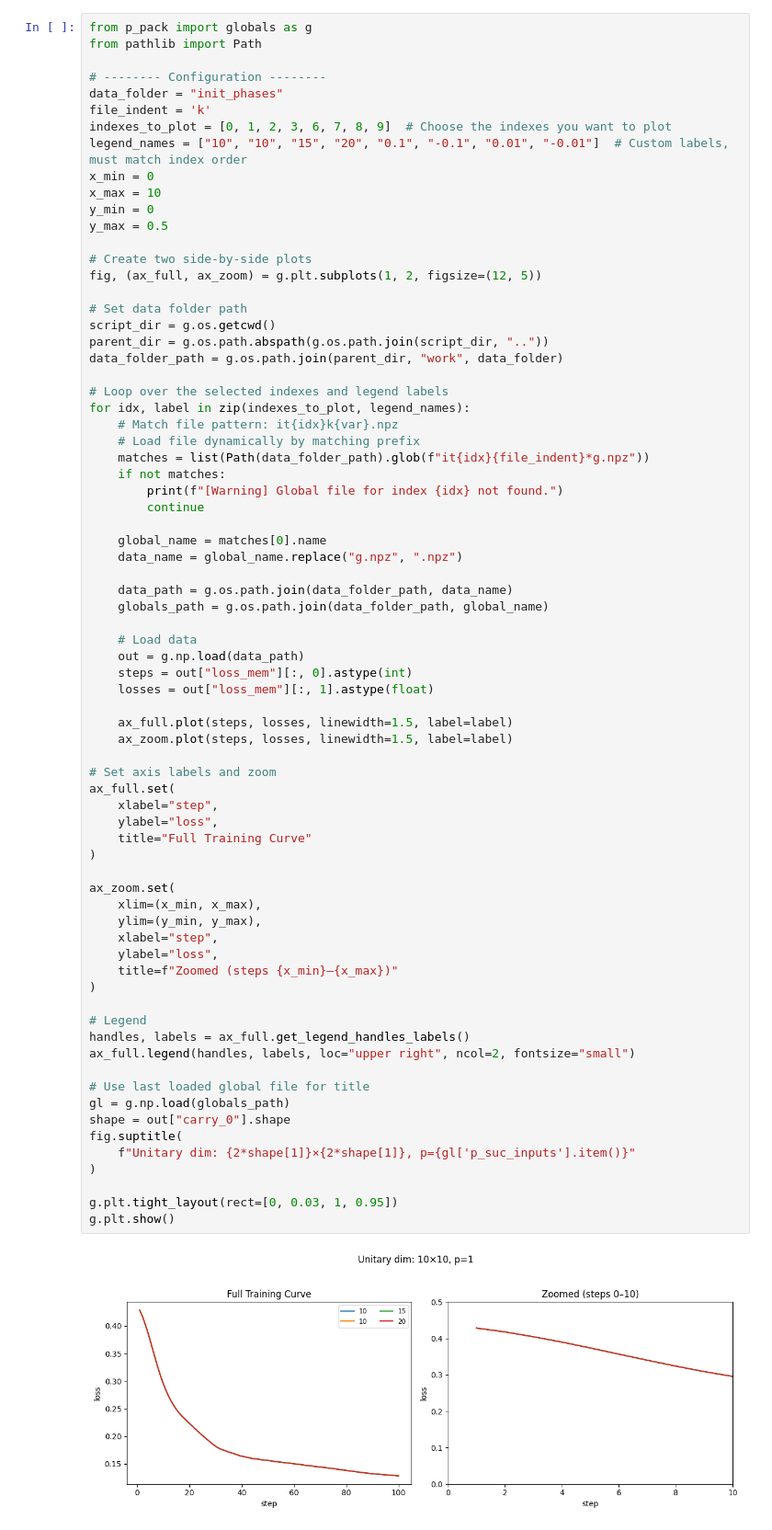
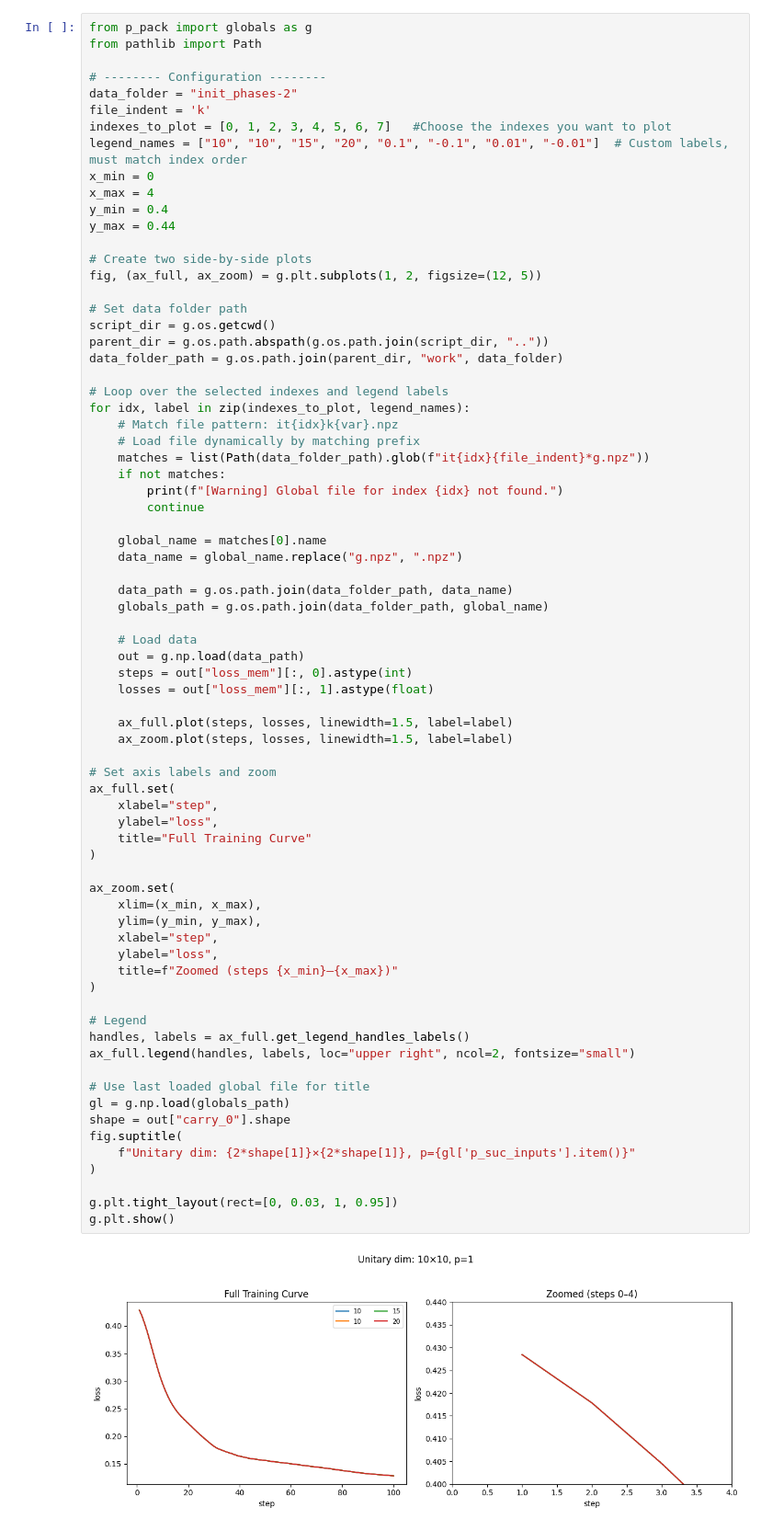
Before and after one commit to 01000111r/photon-net, a Jupyter notebook: plots.ipynb, the cells around one changed output. Shown: that part at 92% size. Drawn from its saved outputs; the diff is of its cells as text.

```diff
--- a/plots.ipynb
+++ b/plots.ipynb
@@ -66,14 +66,14 @@ from p_pack import globals as g
 from pathlib import Path
 
 # -------- Configuration --------
-data_folder = "init_phases"
+data_folder = "init_phases-2"
 file_indent = 'k'
-indexes_to_plot = [0, 1, 2, 3, 6, 7, 8, 9]  # Choose the indexes you want to plot
+indexes_to_plot = [0, 1, 2, 3, 4, 5, 6, 7]   #Choose the indexes you want to plot
 legend_names = ["10", "10", "15", "20", "0.1", "-0.1", "0.01", "-0.01"]  # Custom labels, must match index order
 x_min = 0
-x_max = 10
-y_min = 0
-y_max = 0.5
+x_max = 4
+y_min = 0.4
+y_max = 0.44
 
 # Create two side-by-side plots
 fig, (ax_full, ax_zoom) = g.plt.subplots(1, 2, figsize=(12, 5))
@@ -108,31 +108,31 @@ for idx, label in zip(indexes_to_plot, legend_names):
 
 # Set axis labels and zoom
 ax_full.set(
     xlabel="step",
     ylabel="loss",
     title="Full Training Curve"
 )
 
 ax_zoom.set(
     xlim=(x_min, x_max),
     ylim=(y_min, y_max),
     xlabel="step",
     ylabel="loss",
     title=f"Zoomed (steps {x_min}–{x_max})"
 )
 
 # Legend
 handles, labels = ax_full.get_legend_handles_labels()
 ax_full.legend(handles, labels, loc="upper right", ncol=2, fontsize="small")
 
 # Use last loaded global file for title
 gl = g.np.load(globals_path)
 shape = out["carry_0"].shape
 fig.suptitle(
     f"Unitary dim: {2*shape[1]}×{2*shape[1]}, p={gl['p_suc_inputs'].item()}"
 )
 
 g.plt.tight_layout(rect=[0, 0.03, 1, 0.95])
 g.plt.show()
 # %% [output]
-[figure, old version]
+[figure, new version]
```
Also changed, not shown: 8 other files.
